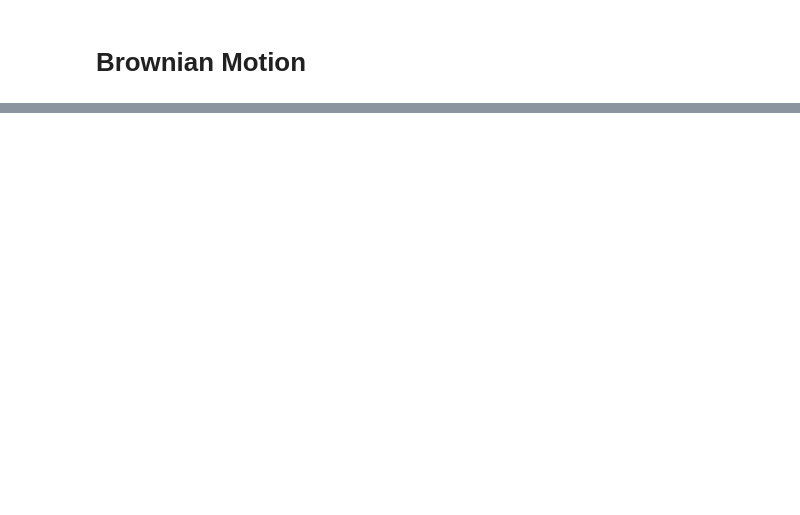
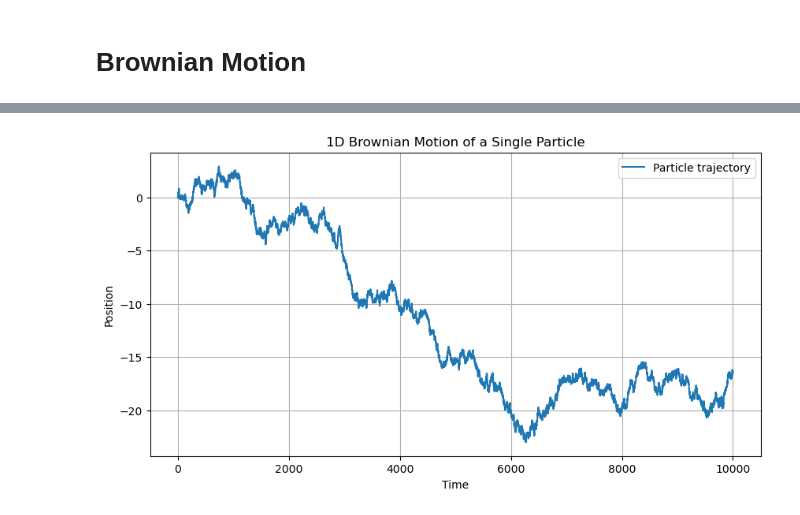
Before and after one commit to yhonyar/Brownian-Motion, a Jupyter notebook: Brownian-Motion.ipynb, the cells around one changed output, grey strips where cells are left out. Saved outputs shown, nothing was run; the diff lists cells and outputs as text; code cells hidden in the pictures; blank space fills up the shorter version.

```diff
--- a/Brownian-Motion.ipynb
+++ b/Brownian-Motion.ipynb
@@ -26,0 +39,18 @@ main()
+# %%
+# Simulation parameters
+n_steps = 10000  # Number of steps
+time_step = 1   # Time step size
+n_particles = 100  # Number of particles (for averaging)
+
+# Generate random displacements
+displacements = np.random.normal(0, np.sqrt(time_step), (n_particles, n_steps))
+
+# Cumulative sum to simulate position over time (x(t))
+positions = np.cumsum(displacements, axis=1)
+
+# Time array
+time = np.arange(n_steps) * time_step
+
+# Calculate squared displacement and mean squared displacement (MSD)
+squared_displacement = positions**2
+msd = np.mean(squared_displacement, axis=0)
@@ -26,0 +65,12 @@ main()
+# %%
+# Plot the Brownian motion for one particle
+plt.figure(figsize=(10, 5))
+plt.plot(time, positions, label='Particle trajectory')
+plt.xlabel('Time')
+plt.ylabel('Position')
+plt.title('1D Brownian Motion of a Single Particle')
+plt.grid()
+plt.legend()
+plt.show()
+# %% [output]
+[figure, added]
```
Also changed, not shown: parts of 7 cells of this notebook.
